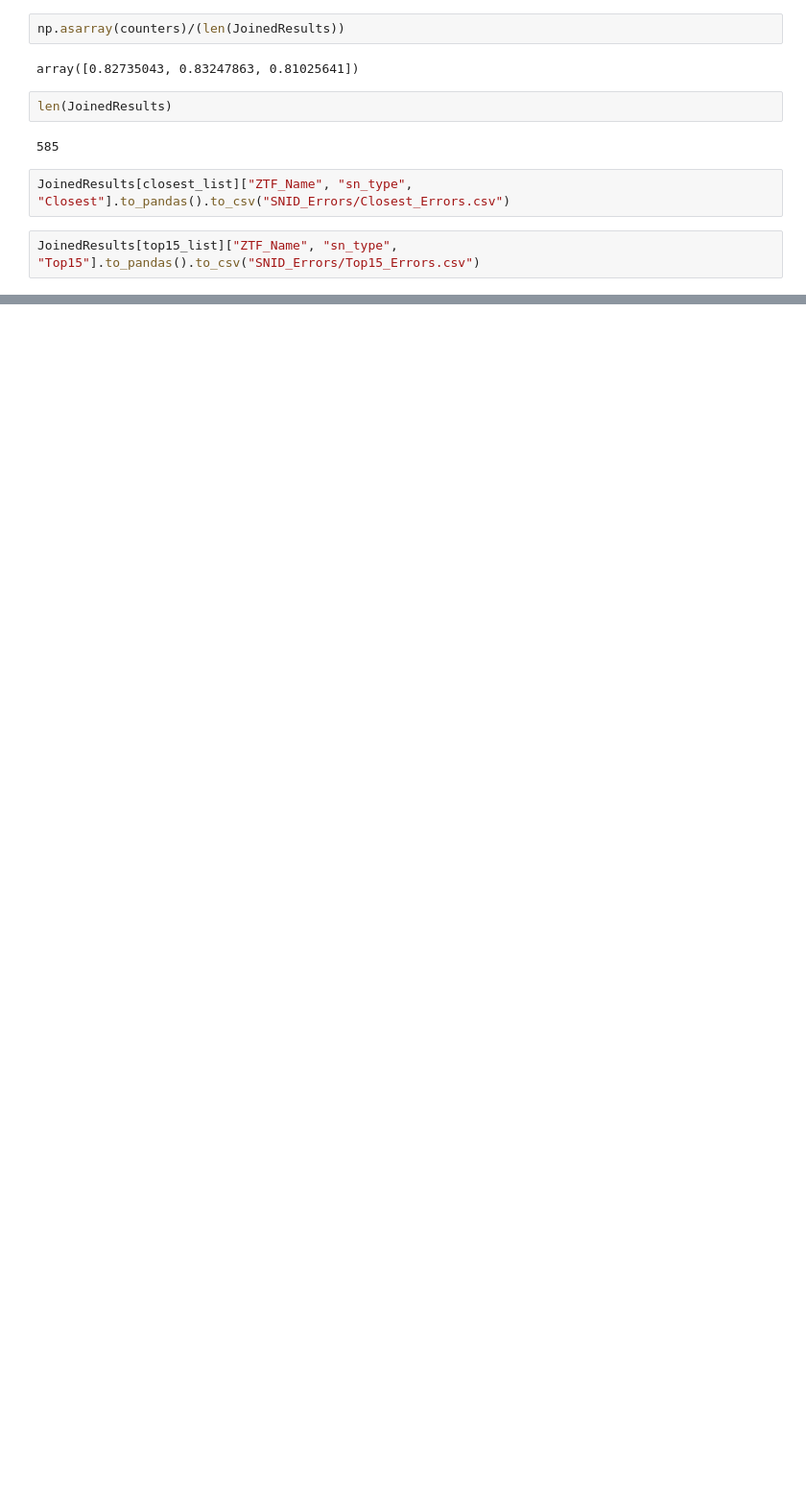
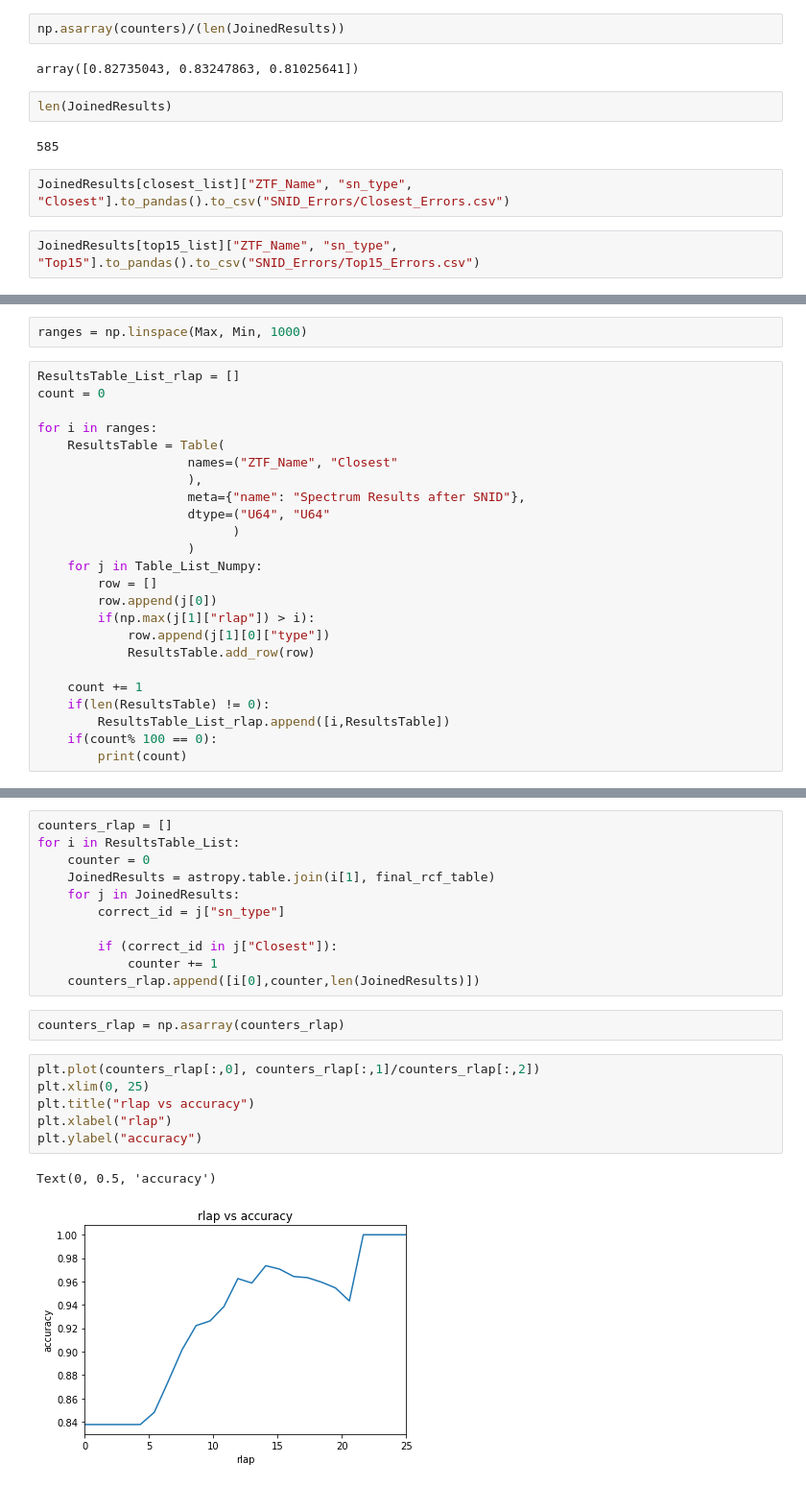
Before and after one commit to Hallflower20/supernova-spectrum-analysis, a Jupyter notebook: Analyzing_SNID.ipynb, the cells around one changed output, grey strips where cells are left out. Shown: that part at 96% size. Drawn from its saved outputs; the diff is of its cells as text; blank space fills up the shorter version.

Commit message:
Analysis of SNID along with changes to work on desktop

```diff
--- a/Analyzing_SNID.ipynb
+++ b/Analyzing_SNID.ipynb
@@ -177,0 +189,26 @@ JoinedResults[top15_list]["ZTF_Name", "sn_type", "Good"].to_pandas().to_csv("SNI
+# %%
+ranges = np.linspace(Max, Min, 1000)
+# %%
+ResultsTable_List_rlap = []
+count = 0
+
+for i in ranges:
+    ResultsTable = Table(
+                    names=("ZTF_Name", "Closest"
+                    ),
+                    meta={"name": "Spectrum Results after SNID"},
+                    dtype=("U64", "U64"
+                          )
+                    )
+    for j in Table_List_Numpy:
+        row = []
+        row.append(j[0])
+        if(np.max(j[1]["rlap"]) > i):
+            row.append(j[1][0]["type"])
+            ResultsTable.add_row(row)
+
+    count += 1
+    if(len(ResultsTable) != 0):
+        ResultsTable_List_rlap.append([i,ResultsTable])
+    if(count% 100 == 0):
+        print(count)
@@ -177,0 +226,22 @@ JoinedResults[top15_list]["ZTF_Name", "sn_type", "Good"].to_pandas().to_csv("SNI
+# %%
+counters_rlap = []
+for i in ResultsTable_List:
+    counter = 0
+    JoinedResults = astropy.table.join(i[1], final_rcf_table)
+    for j in JoinedResults:
+        correct_id = j["sn_type"]
+
+        if (correct_id in j["Closest"]):
+            counter += 1
+    counters_rlap.append([i[0],counter,len(JoinedResults)])
+# %%
+counters_rlap = np.asarray(counters_rlap)
+# %%
+plt.plot(counters_rlap[:,0], counters_rlap[:,1]/counters_rlap[:,2])
+plt.xlim(0, 25)
+plt.title("rlap vs accuracy")
+plt.xlabel("rlap")
+plt.ylabel("accuracy")
+# %% [output]
+Text(0, 0.5, 'accuracy')
+[figure, added]
```
Also changed, not shown: parts of 25 cells of this notebook, 4 other files.
